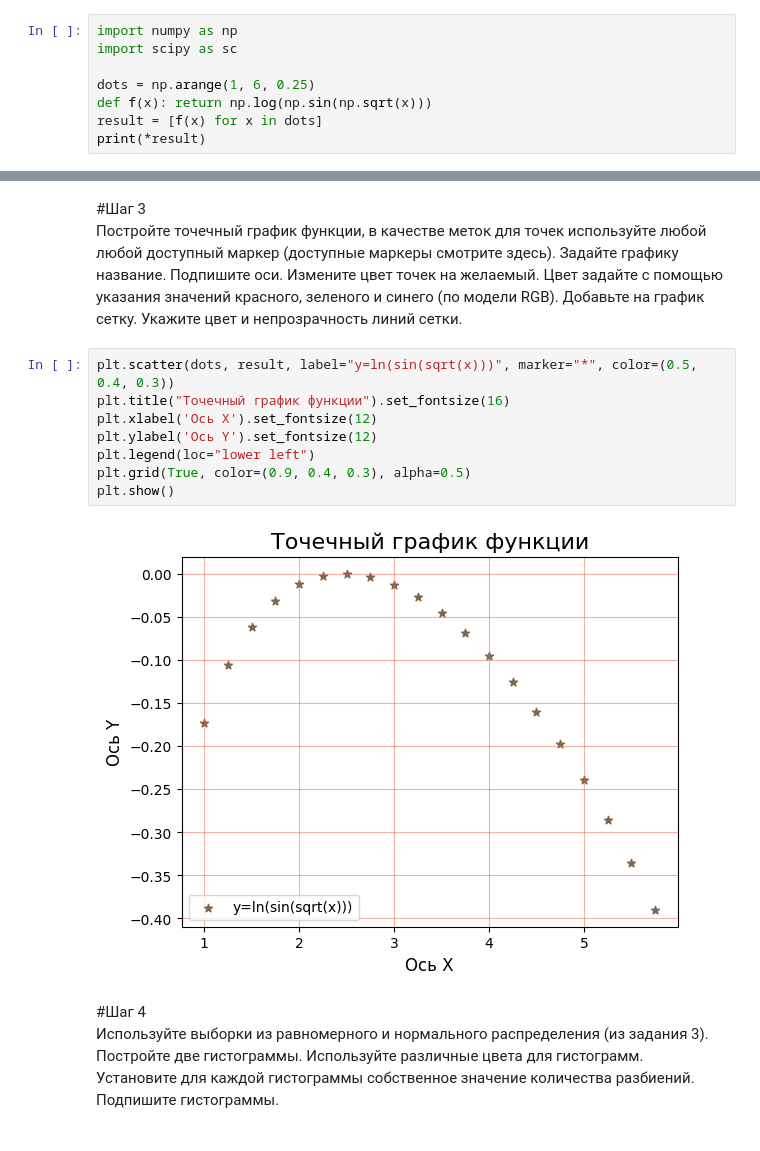
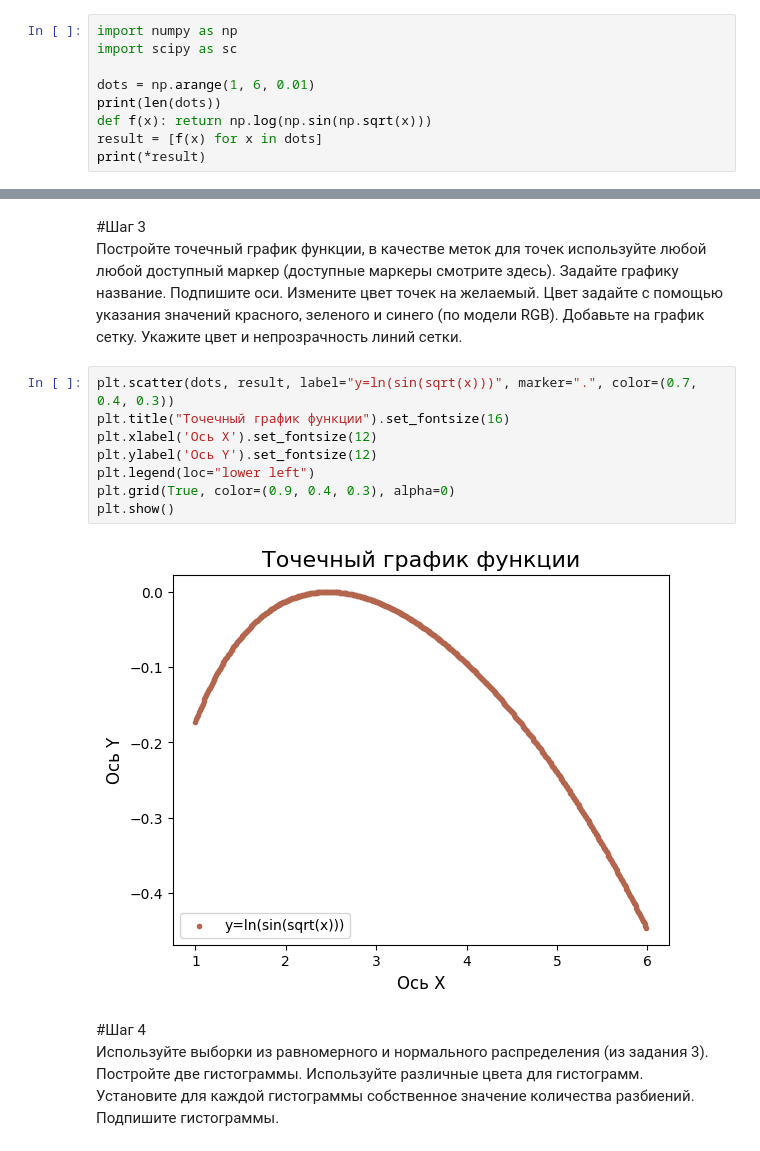
Before and after one commit to Nikitososs/pysososs, a Jupyter notebook: task4/task4.ipynb, the cells around one changed output, grey strips where cells are left out. Saved outputs shown, nothing was run; the diff lists cells and outputs as text.

```diff
--- a/task4/task4.ipynb
+++ b/task4/task4.ipynb
@@ -10,7 +10,8 @@
 import numpy as np
 import scipy as sc
 
-dots = np.arange(1, 6, 0.25)
+dots = np.arange(1, 6, 0.01)
+print(len(dots))
 def f(x): return np.log(np.sin(np.sqrt(x)))
 result = [f(x) for x in dots]
 print(*result)
@@ -42,15 +44,15 @@ plt.show()
 красного, зеленого и синего (по модели RGB). Добавьте на график сетку.
 Укажите цвет и непрозрачность линий сетки.
 # %%
-plt.scatter(dots, result, label="y=ln(sin(sqrt(x)))", marker="*", color=(0.5, 0.4, 0.3))
+plt.scatter(dots, result, label="y=ln(sin(sqrt(x)))", marker=".", color=(0.7, 0.4, 0.3))
 plt.title("Точечный график функции").set_fontsize(16)
 plt.xlabel('Ось X').set_fontsize(12)
 plt.ylabel('Ось Y').set_fontsize(12)
 plt.legend(loc="lower left")
-plt.grid(True, color=(0.9, 0.4, 0.3), alpha=0.5)
+plt.grid(True, color=(0.9, 0.4, 0.3), alpha=0)
 plt.show()
 # %% [output]
-[figure, old version]
+[figure, new version]
 # %% [markdown]
 #Шаг 4
 Используйте выборки из равномерного и нормального распределения
```
Also changed, not shown: parts of 8 cells of this notebook.
